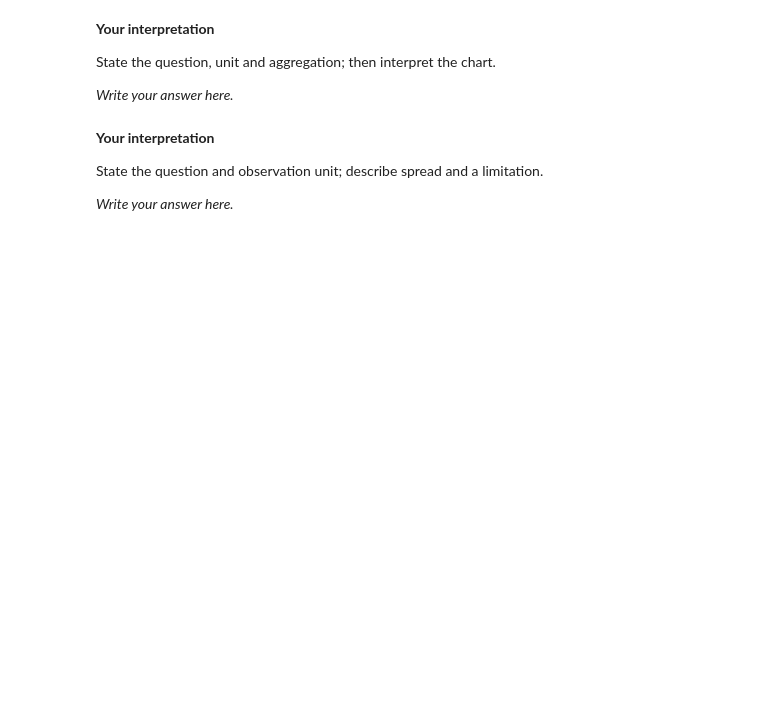
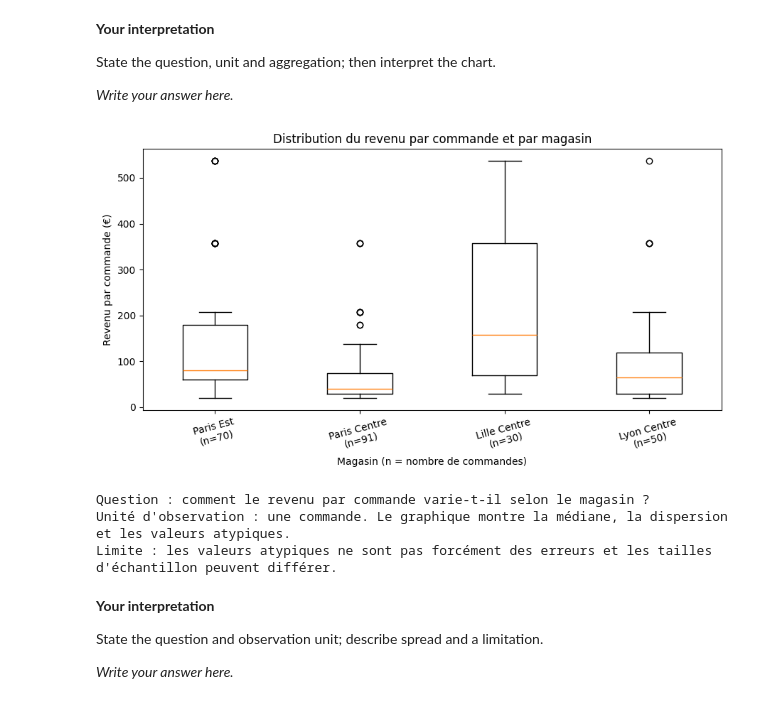
Before and after one commit to snvpey/INF4-GroupeMontagne, a Jupyter notebook: notebooks/05-Data-Integration-Case-Study.ipynb, the cells around one changed output. Saved outputs shown, nothing was run; the diff lists cells and outputs as text; code cells hidden in the pictures; blank space fills up the shorter version.

```diff
--- a/notebooks/05-Data-Integration-Case-Study.ipynb
+++ b/notebooks/05-Data-Integration-Case-Study.ipynb
@@ -449,8 +603,32 @@ State the question, unit and aggregation; then interpret the chart.
 
 *Write your answer here.*
 # %%
-# Figure 2 — Distribution of order revenue
-# Write your code here.
+# Figure 2 — Distribution du revenu par commande
+fig, ax = plt.subplots(figsize=(9, 5))
+box_data = []
+box_labels = []
+for _, row in store_summary.iterrows():
+    vals = analysis.loc[analysis["store_id"] == row["store_id"], "revenue_eur"].dropna()
+    box_data.append(vals.to_numpy())
+    box_labels.append(f"{row['store_name']}\n(n={len(vals)})")
+
+ax.boxplot(box_data, labels=box_labels, showfliers=True)
+ax.set_title("Distribution du revenu par commande et par magasin")
+ax.set_xlabel("Magasin (n = nombre de commandes)")
+ax.set_ylabel("Revenu par commande (€)")
+ax.tick_params(axis="x", rotation=15)
+fig.tight_layout()
+fig.savefig(OUT_DIR / "figure2_distribution_revenu_commandes.png", dpi=150, bbox_inches="tight")
+plt.show()
+
+print("Question : comment le revenu par commande varie-t-il selon le magasin ?")
+print("Unité d'observation : une commande. Le graphique montre la médiane, la dispersion et les valeurs atypiques.")
+print("Limite : les valeurs atypiques ne sont pas forcément des erreurs et les tailles d'échantillon peuvent différer.")
+# %% [output]
+[figure, added]
+Question : comment le revenu par commande varie-t-il selon le magasin ?
+Unité d'observation : une commande. Le graphique montre la médiane, la dispersion et les valeurs atypiques.
+Limite : les valeurs atypiques ne sont pas forcément des erreurs et les tailles d'échantillon peuvent différer.
 # %% [markdown]
 **Your interpretation**
 
```
Also changed, not shown: parts of 4 cells of this notebook, 8 other files.
